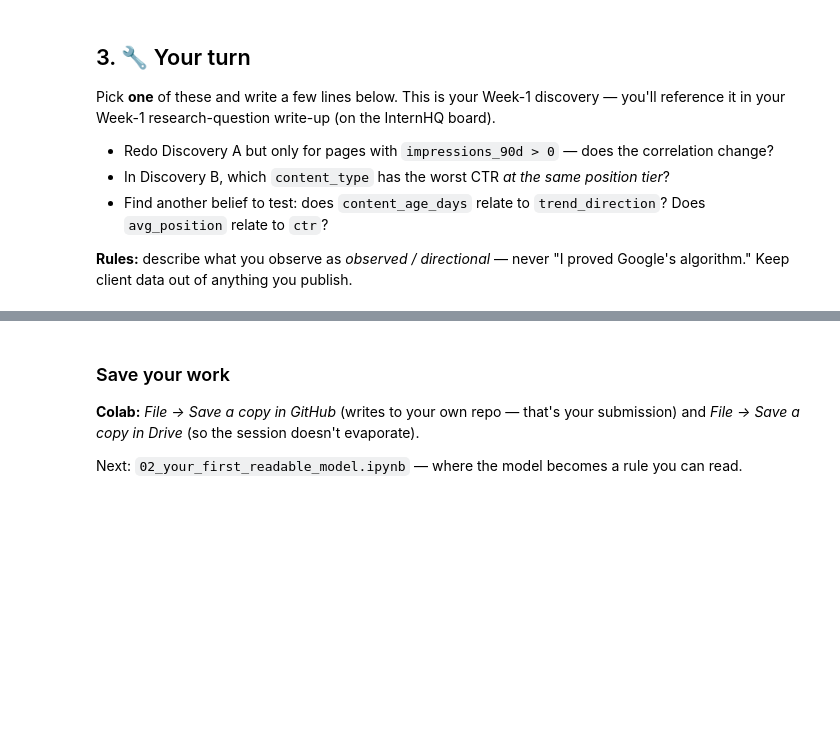
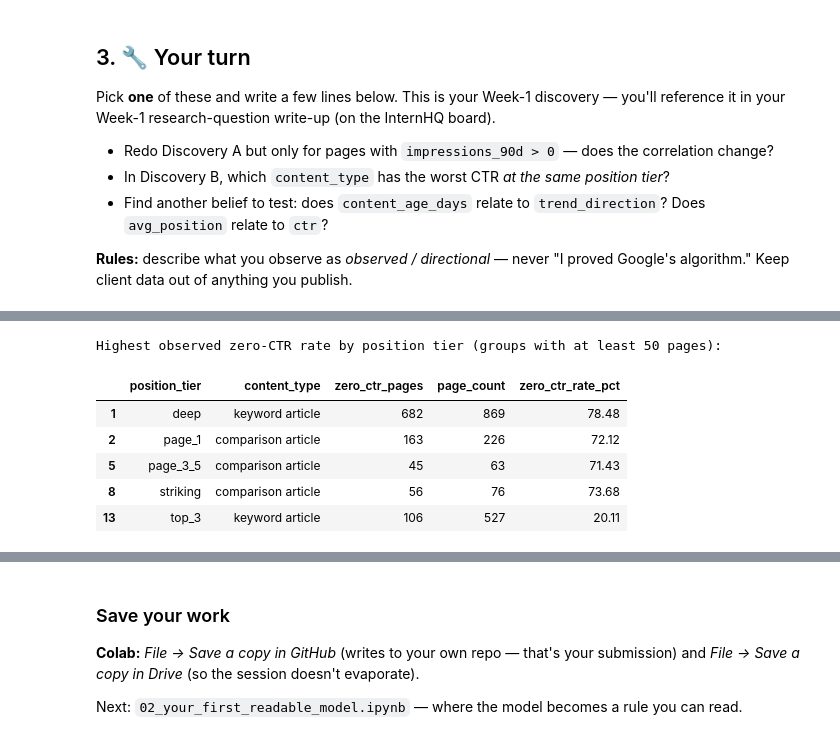
Before and after one commit to NourhanFarag/nourhan-flyrank-ml-internship, a Jupyter notebook: notebooks/01_first_look_and_discovery.ipynb, the cells around one changed output, grey strips where cells are left out. Saved outputs shown, nothing was run; the diff lists cells and outputs as text; code cells hidden in the pictures; blank space fills up the shorter version.

```diff
--- a/notebooks/01_first_look_and_discovery.ipynb
+++ b/notebooks/01_first_look_and_discovery.ipynb
@@ -101,0 +314,49 @@ Pick **one** of these and write a few lines below. This is your Week-1 discovery
+# %%
+# Find the highest observed zero-CTR rate within each position tier.
+reliable_zero_ctr_groups["highest_zero_rate_in_tier"] = (
+    reliable_zero_ctr_groups
+    .groupby("position_tier")["zero_ctr_rate_pct"]
+    .transform("max")
+)
+
+# Keep all content types tied for the highest zero-CTR rate.
+# Ties are retained rather than selecting one arbitrarily.
+highest_zero_ctr_groups = (
+    reliable_zero_ctr_groups[
+        reliable_zero_ctr_groups["zero_ctr_rate_pct"]
+        == reliable_zero_ctr_groups["highest_zero_rate_in_tier"]
+    ]
+    .sort_values(
+        ["position_tier", "page_count"],
+        ascending=[True, False]
+    )
+    [
+        [
+            "position_tier",
+            "content_type",
+            "zero_ctr_pages",
+            "page_count",
+            "zero_ctr_rate_pct"
+        ]
+    ]
+)
+
+# Round the percentage only for clearer display.
+highest_zero_ctr_groups["zero_ctr_rate_pct"] = (
+    highest_zero_ctr_groups["zero_ctr_rate_pct"].round(2)
+)
+
+print(
+    "Highest observed zero-CTR rate by position tier "
+    "(groups with at least 50 pages):"
+)
+
+highest_zero_ctr_groups
+# %% [output]
+Highest observed zero-CTR rate by position tier (groups with at least 50 pages):
+|  | position_tier | content_type | zero_ctr_pages | page_count | zero_ctr_rate_pct |
+| 1 | deep | keyword article | 682 | 869 | 78.48 |
+| 2 | page_1 | comparison article | 163 | 226 | 72.12 |
+| 5 | page_3_5 | comparison article | 45 | 63 | 71.43 |
+| 8 | striking | comparison article | 56 | 76 | 73.68 |
+| 13 | top_3 | keyword article | 106 | 527 | 20.11 |
```
Also changed, not shown: parts of 14 cells of this notebook.
